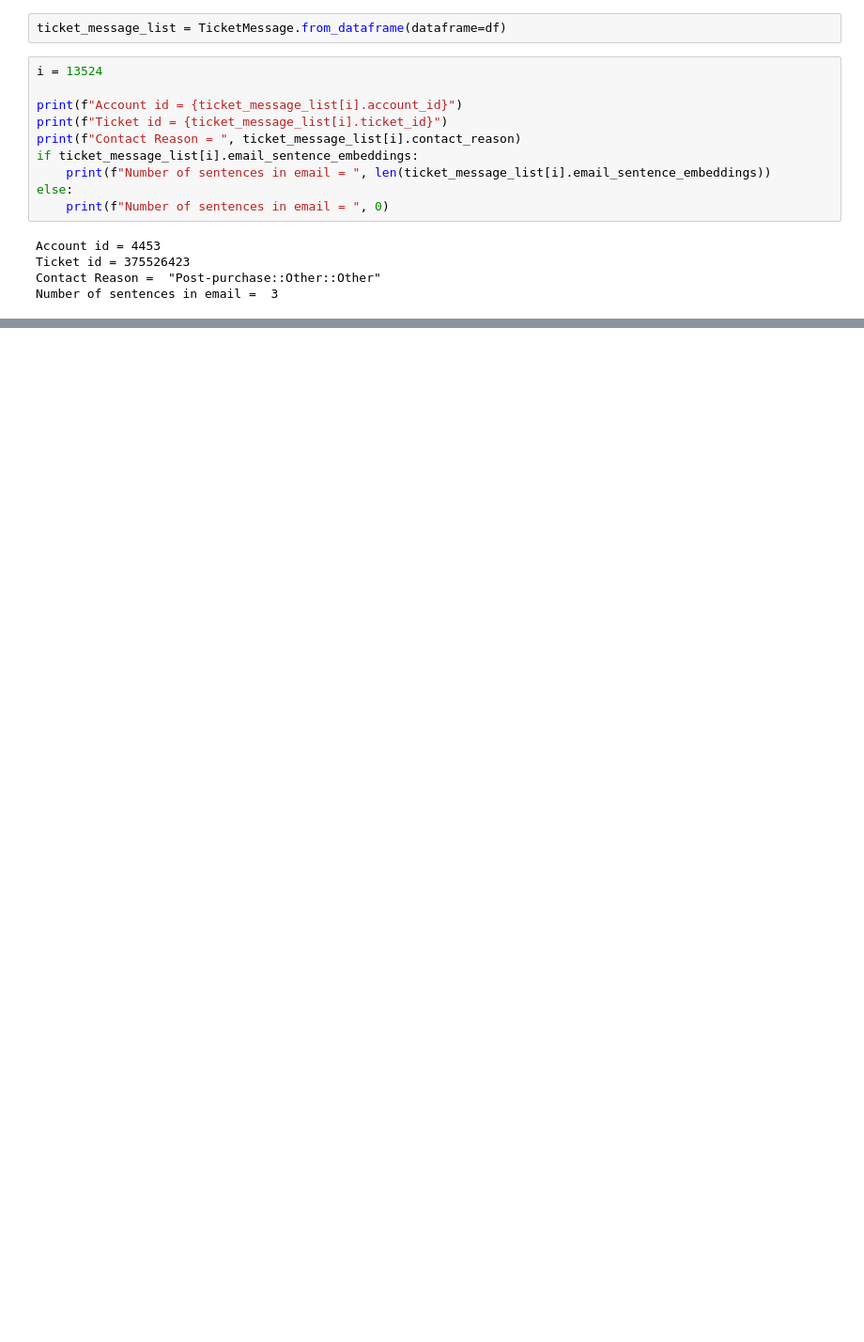
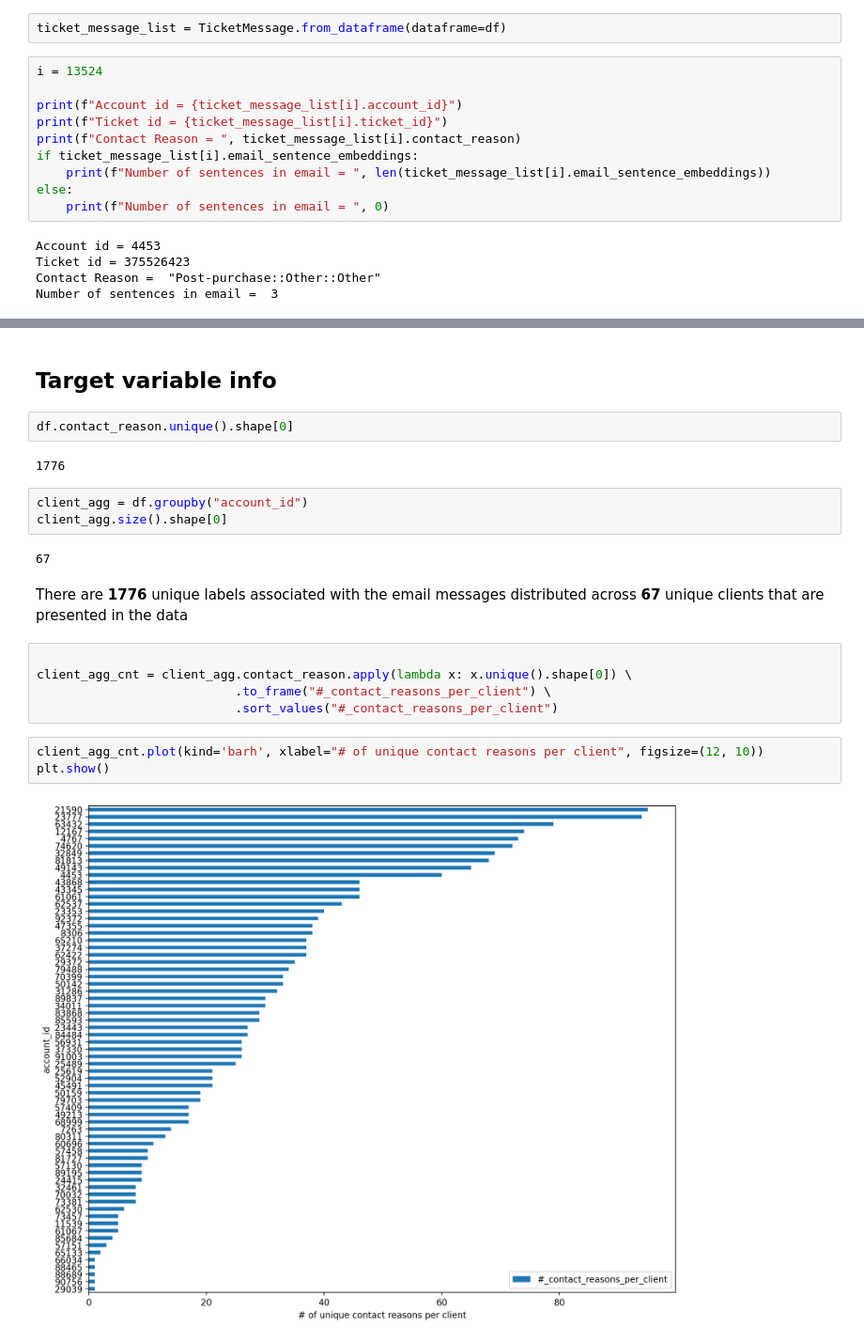
Before and after one commit to yernarkaz/classification_project, a Jupyter notebook: jump_start_your_journey.ipynb, the cells around one changed output, grey strips where cells are left out. Shown at 94% size. Drawn from its saved outputs; the diff is of its cells as text; blank space fills up the shorter version.

Commit message:
Start journey. Complete EDA for Target label.

```diff
--- a/jump_start_your_journey.ipynb
+++ b/jump_start_your_journey.ipynb
@@ -31,0 +104,23 @@ Number of sentences in email =  3
+# %% [markdown]
+## Target variable info
+# %%
+df.contact_reason.unique().shape[0]
+# %% [output]
+1776
+# %%
+client_agg = df.groupby("account_id")
+client_agg.size().shape[0]
+# %% [output]
+67
+# %% [markdown]
+There are **1776** unique labels associated with the email messages distributed across **67** unique clients that are presented in the data
+# %%
+
+client_agg_cnt = client_agg.contact_reason.apply(lambda x: x.unique().shape[0]) \
+                           .to_frame("#_contact_reasons_per_client") \
+                           .sort_values("#_contact_reasons_per_client")
+# %%
+client_agg_cnt.plot(kind='barh', xlabel="# of unique contact reasons per client", figsize=(12, 10))
+plt.show()
+# %% [output]
+[figure, added]
```
Also changed, not shown: parts of 39 cells of this notebook, 1 other file.
